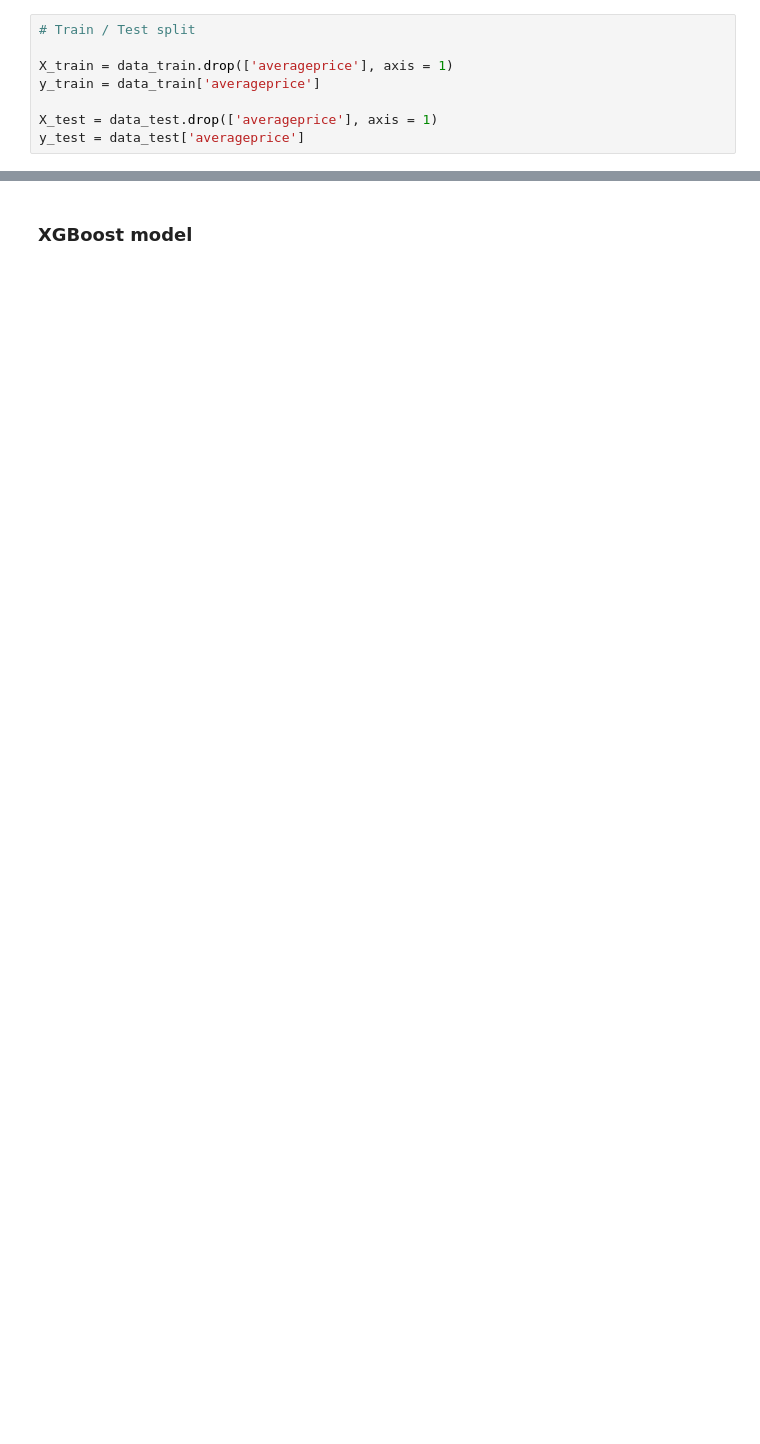
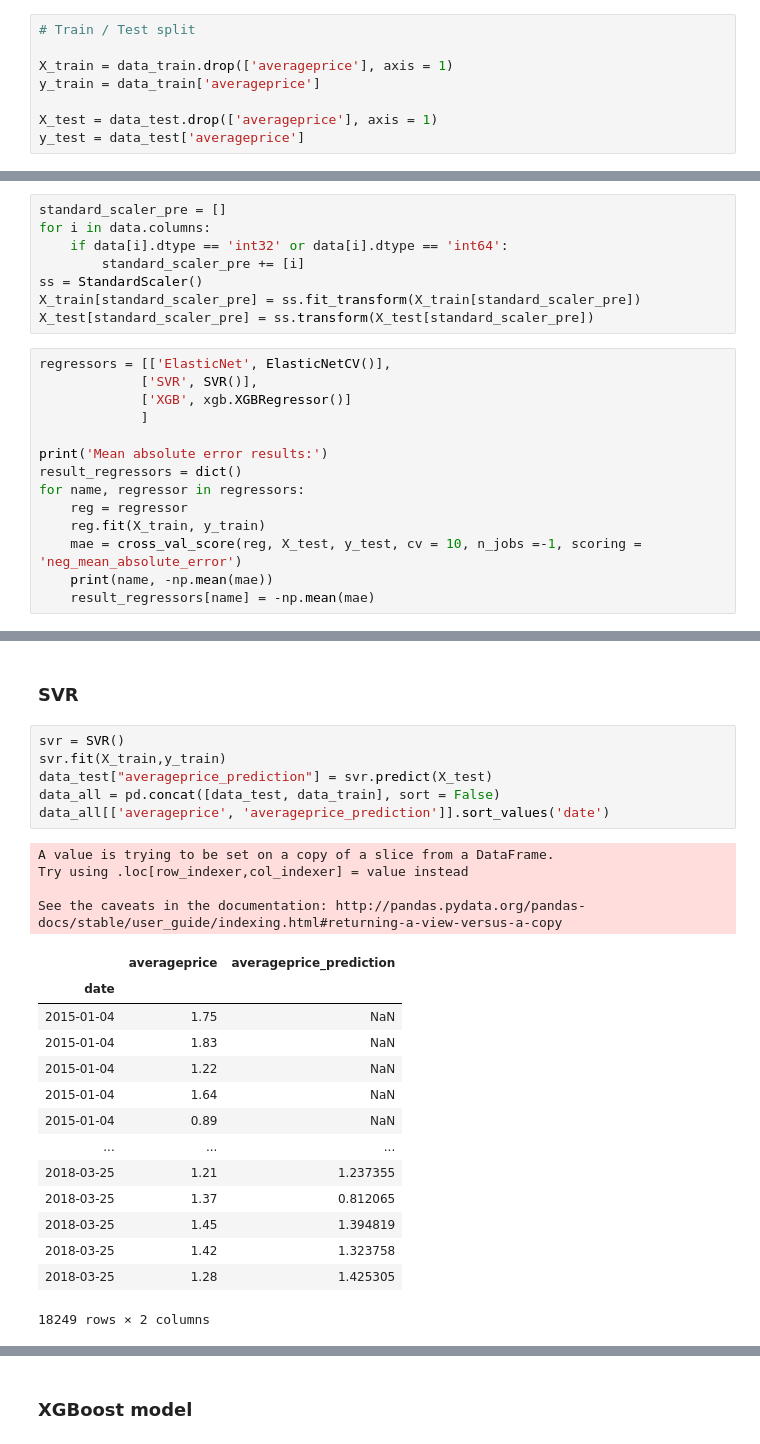
Before and after one commit to Raigm/TimeSeriesPlayground, a Jupyter notebook: avocado price forecast comparison.ipynb, the cells around one changed output, grey strips where cells are left out. Drawn from its saved outputs; the diff is of its cells as text; blank space fills up the shorter version.

```diff
--- a/avocado price forecast comparison.ipynb
+++ b/avocado price forecast comparison.ipynb
@@ -187,0 +158,22 @@ y_test = data_test['averageprice']
+# %%
+standard_scaler_pre = []
+for i in data.columns:
+    if data[i].dtype == 'int32' or data[i].dtype == 'int64':
+        standard_scaler_pre += [i]
+ss = StandardScaler()
+X_train[standard_scaler_pre] = ss.fit_transform(X_train[standard_scaler_pre])
+X_test[standard_scaler_pre] = ss.transform(X_test[standard_scaler_pre])
+# %%
+regressors = [['ElasticNet', ElasticNetCV()],
+             ['SVR', SVR()],
+             ['XGB', xgb.XGBRegressor()]
+             ]
+
+print('Mean absolute error results:')
+result_regressors = dict()
+for name, regressor in regressors:
+    reg = regressor
+    reg.fit(X_train, y_train)
+    mae = cross_val_score(reg, X_test, y_test, cv = 10, n_jobs =-1, scoring = 'neg_mean_absolute_error')
+    print(name, -np.mean(mae))
+    result_regressors[name] = -np.mean(mae)
@@ -187,0 +202,27 @@ y_test = data_test['averageprice']
+# %% [markdown]
+### SVR
+# %%
+svr = SVR()
+svr.fit(X_train,y_train)
+data_test["averageprice_prediction"] = svr.predict(X_test)
+data_all = pd.concat([data_test, data_train], sort = False)
+data_all[['averageprice', 'averageprice_prediction']].sort_values('date')
+# %% [output]
+A value is trying to be set on a copy of a slice from a DataFrame.
+Try using .loc[row_indexer,col_indexer] = value instead
+
+See the caveats in the documentation: http://pandas.pydata.org/pandas-docs/stable/user_guide/indexing.html#returning-a-view-versus-a-copy
+|  | averageprice | averageprice_prediction |
+| date |  |  |
+| 2015-01-04 | 1.75 | NaN |
+| 2015-01-04 | 1.83 | NaN |
+| 2015-01-04 | 1.22 | NaN |
+| 2015-01-04 | 1.64 | NaN |
+| 2015-01-04 | 0.89 | NaN |
+| ... | ... | ... |
+| 2018-03-25 | 1.21 | 1.237355 |
+| 2018-03-25 | 1.37 | 0.812065 |
+| 2018-03-25 | 1.45 | 1.394819 |
+| 2018-03-25 | 1.42 | 1.323758 |
+| 2018-03-25 | 1.28 | 1.425305 |
+18249 rows × 2 columns
```
Also changed, not shown: parts of 15 cells of this notebook, 4 other files.
